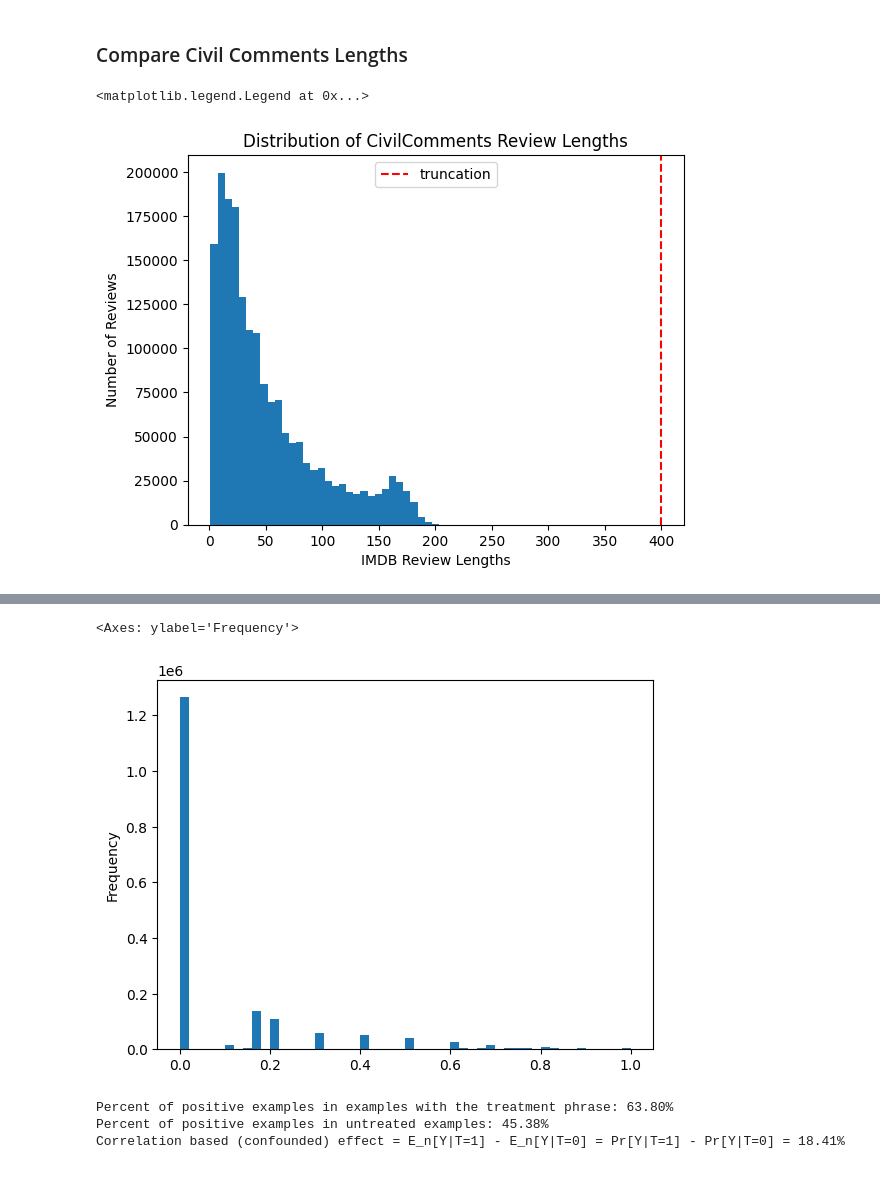
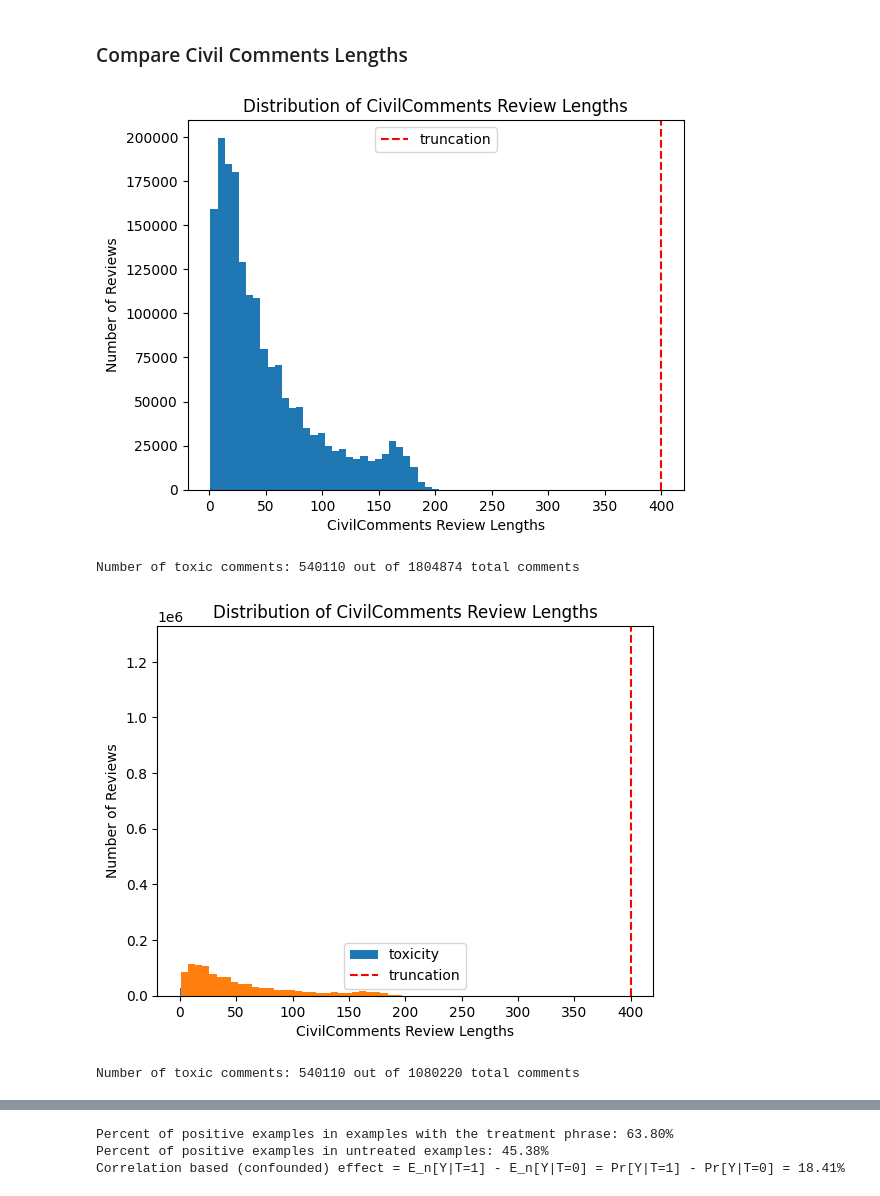
Before and after one commit to danielfrees/causalign, a Jupyter notebook: notebooks/sentiment.ipynb, the cells around one changed output, grey strips where cells are left out. Saved outputs shown, nothing was run; the diff lists cells and outputs as text; code cells hidden in the pictures.

```diff
--- a/notebooks/sentiment.ipynb
+++ b/notebooks/sentiment.ipynb
@@ -78,15 +78,28 @@ plt.legend()
 # %%
 # plot distribution of text lengths in imdb_train
 # add cutoff at 150 words labeled "truncation"
-civil_train = load_civil_comments_data(split = "train")
-civil_train = pd.DataFrame(civil_train)
-text_lengths = civil_train['text'].apply(lambda x: len(x.split()))
-plt.axvline(400, color='red', linestyle='--', label='truncation')
-plt.hist(text_lengths, bins=50)
-plt.xlabel('IMDB Review Lengths')
-plt.ylabel('Number of Reviews')
-plt.title('Distribution of CivilComments Review Lengths')
-plt.legend()
+civil_train_raw = load_civil_comments_data(split = "train", binarize = False, balance = False)
+civil_train_raw = pd.DataFrame(civil_train_raw)
+civil_train_proc = load_civil_comments_data(split = "train", binarize = True, balance = True)
+civil_train_proc = pd.DataFrame(civil_train_proc)
+
+for civil_train in [civil_train_raw, civil_train_proc]:
+    text_lengths = civil_train['text'].apply(lambda x: len(x.split()))
+    plt.axvline(400, color='red', linestyle='--', label='truncation')
+    plt.hist(text_lengths, bins=50)
+    plt.xlabel('CivilComments Review Lengths')
+    plt.ylabel('Number of Reviews')
+    plt.title('Distribution of CivilComments Review Lengths')
+    plt.legend()
+    plt.show()
+
+    civil_train['toxicity'].plot.hist(bins=50)
+
+    nonzero = len(civil_train[civil_train['toxicity'] > 0])
+    total = len(civil_train)
+    print(f"Number of toxic comments: {nonzero} out of {total} total comments")
 # %% [output]
+[figure, new version]
-<matplotlib.legend.Legend at 0x...>
+Number of toxic comments: 540110 out of 1804874 total comments
-[figure, old version]
+[figure, added]
+Number of toxic comments: 540110 out of 1080220 total comments
@@ -93,8 +107,3 @@ plt.legend()
-# %%
-civil_train['toxicity'].plot.hist(bins=50)
-# %% [output]
-<Axes: ylabel='Frequency'>
-[figure, removed]
 # %%
 imdb_train = pd.DataFrame(imdb_train)
 
```
Also changed, not shown: parts of 1 cell of this notebook, 2 other files.
